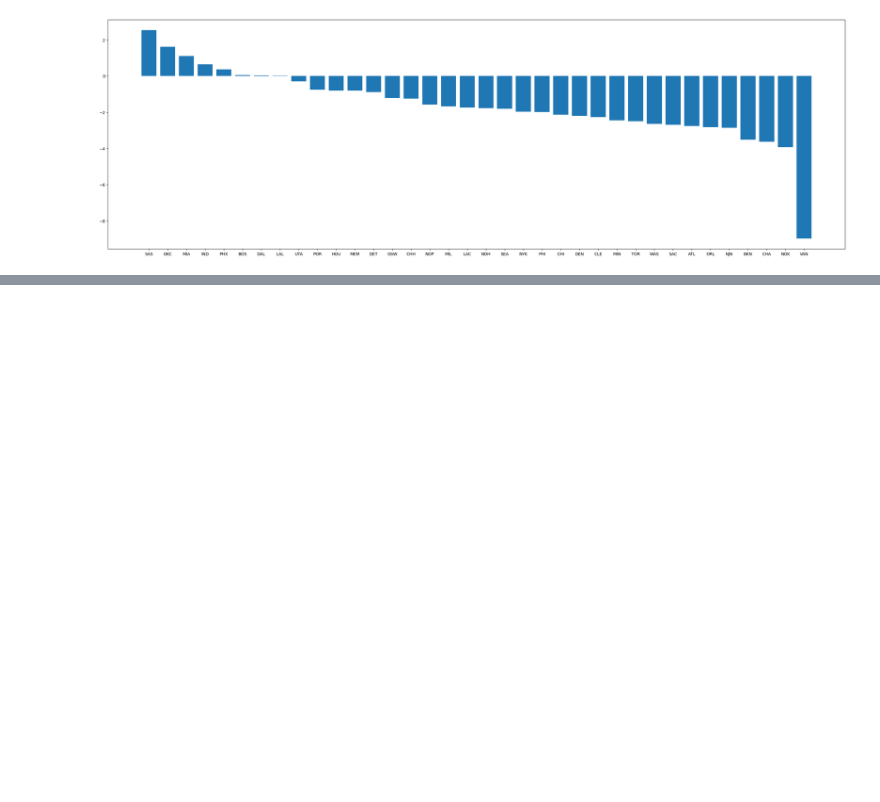
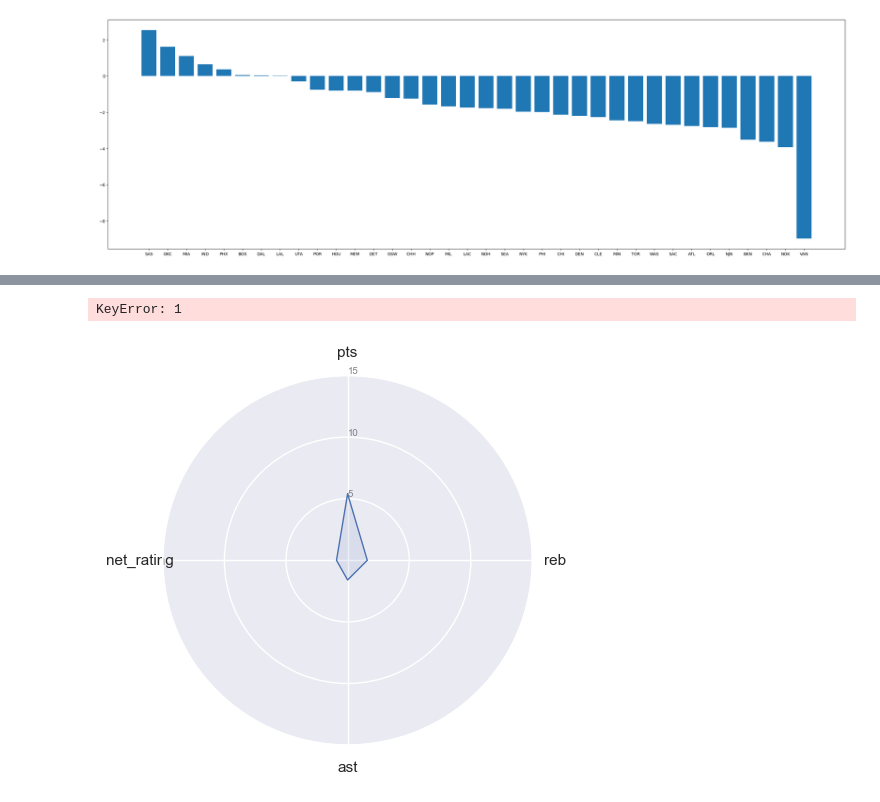
Before and after one commit to doorfish/data-analysis-project, a Jupyter notebook: python_data_analysis_project.ipynb, the cells around one changed output, grey strips where cells are left out. Saved outputs shown, nothing was run; the diff lists cells and outputs as text; code cells hidden in the pictures; blank space fills up the shorter version.

```diff
--- a/python_data_analysis_project.ipynb
+++ b/python_data_analysis_project.ipynb
@@ -236,0 +387,53 @@ Notes:
+# %%
+# Testing what view would look like
+#Set data
+df = college_analysis[['player_name','pts', 'reb', 'ast', 'net_rating']].loc[(college_analysis['college'] == 'Kentucky')]
+df = df.sort_values(by=['pts'], ascending=False)
+# number of variable
+categories=list(df[['pts', 'reb', 'ast', 'net_rating']])[0:]
+N = len(categories)
+
+# What will be the angle of each axis in the plot? (we divide the plot / number of variable)
+angles = [n / float(N) * 2 * pi for n in range(N)]
+angles += angles[:1]
+
+# Initialise the spider plot
+ax = plt.subplot(111, polar=True)
+
+# If you want the first axis to be on top:
+ax.set_theta_offset(pi / 2)
+ax.set_theta_direction(-1)
+
+# Draw one axe per variable + add labels
+plt.xticks(angles[:-1], categories)
+
+# Draw ylabels
+ax.set_rlabel_position(0)
+plt.yticks([5,10,15], ["5","10","15"], color="grey", size=7)
+plt.ylim(0,15)
+
+
+
+# Plot each individual = each line of the data
+# I don't make a loop, because plotting more than 3 groups makes the chart unreadable
+
+# Ind1
+values=df.loc[0].drop('player_name').values.flatten().tolist()
+values += values[:1]
+ax.plot(angles, values, linewidth=1, linestyle='solid', label=df.loc[0]['player_name'])
+ax.fill(angles, values, 'b', alpha=0.1)
+
+# Ind2
+values=df.loc[1].drop('player_name').values.flatten().tolist()
+values += values[:1]
+ax.plot(angles, values, linewidth=1, linestyle='solid', label=df.loc[1]['player_name'])
+ax.fill(angles, values, 'r', alpha=0.1)
+
+# Add legend
+plt.legend(loc='upper right', bbox_to_anchor=(0.1, 0.1))
+
+# Show the graph
+plt.show()
+# %% [output]
+KeyError: 1
+[figure, added]
```
Also changed, not shown: parts of 32 cells of this notebook.
